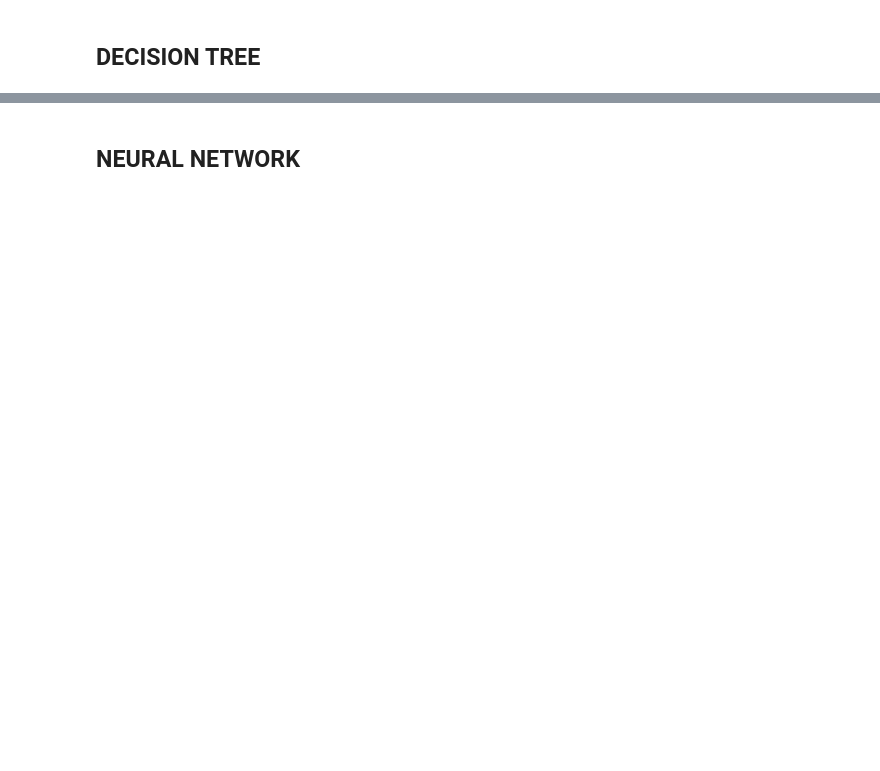
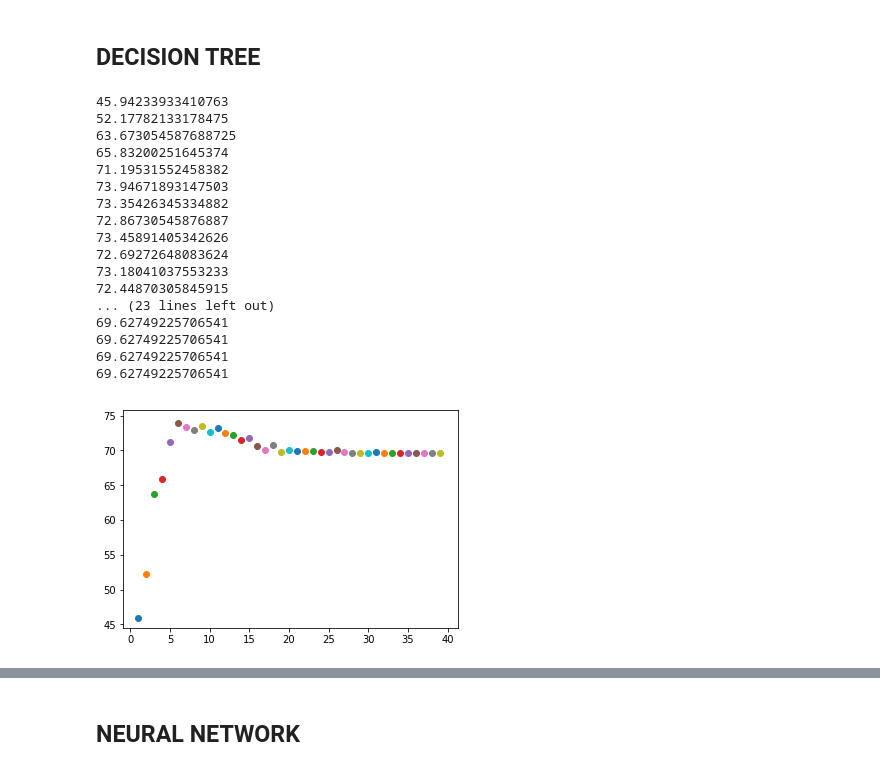
Before and after one commit to eldooriomar/PHBS_MLF_2018, a Jupyter notebook: Automotive Accident Severity.ipynb, the cells around one changed output, grey strips where cells are left out. Cells and saved outputs as stored; diff of their text form; code cells hidden in the pictures; blank space fills up the shorter version.

```diff
--- a/Automotive Accident Severity.ipynb
+++ b/Automotive Accident Severity.ipynb
@@ -242,15 +264,34 @@ X_2 = pca.fit_transform(X_1)
 # %%
 #searching for the depth of the tree that returns the best model accuracy
 for i in range(1,40):
-    tree = DecisionTreeClassifier(criterion='gini',max_depth=i ,random_state=1, class_weight='balanced')
+    tree = DecisionTreeClassifier(criterion='gini',max_depth=i ,random_state=1)
     tree .fit(X, y)
     y_pred =tree .predict(X)
     kfold = KFold(n_splits=10, shuffle=True, random_state=seed)
     score = cross_val_score(tree, X, y, cv=kfold)
     mean=score.mean()*100
     plt.scatter(i, mean)
     print(mean)
 plt.show()
+# %% [output]
+45.94233933410763
+52.17782133178475
+63.673054587688725
+65.83200251645374
+71.19531552458382
+73.94671893147503
+73.35426345334882
+72.86730545876887
+73.45891405342626
+72.69272648083624
+73.18041037553233
+72.44870305845915
+... (23 lines left out)
+69.62749225706541
+69.62749225706541
+69.62749225706541
+69.62749225706541
+[figure, added]
 # %%
 #defining the model with max_depth=6
 tree = DecisionTreeClassifier(criterion='gini',max_depth=6,random_state=1)
```
Also changed, not shown: parts of 21 cells of this notebook.
